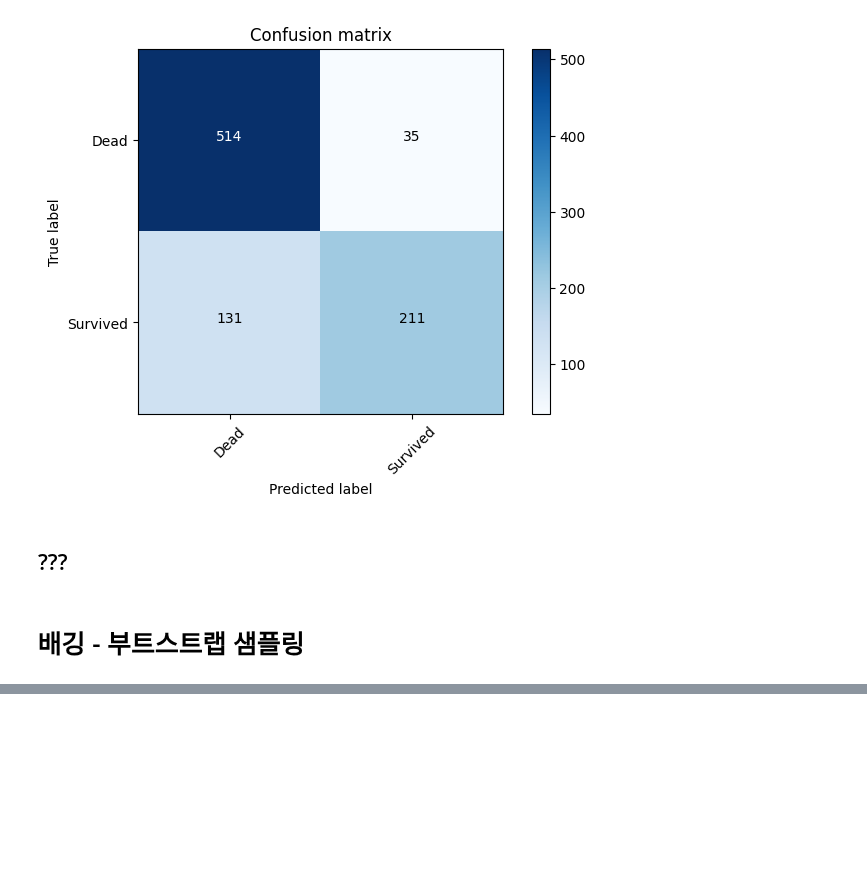
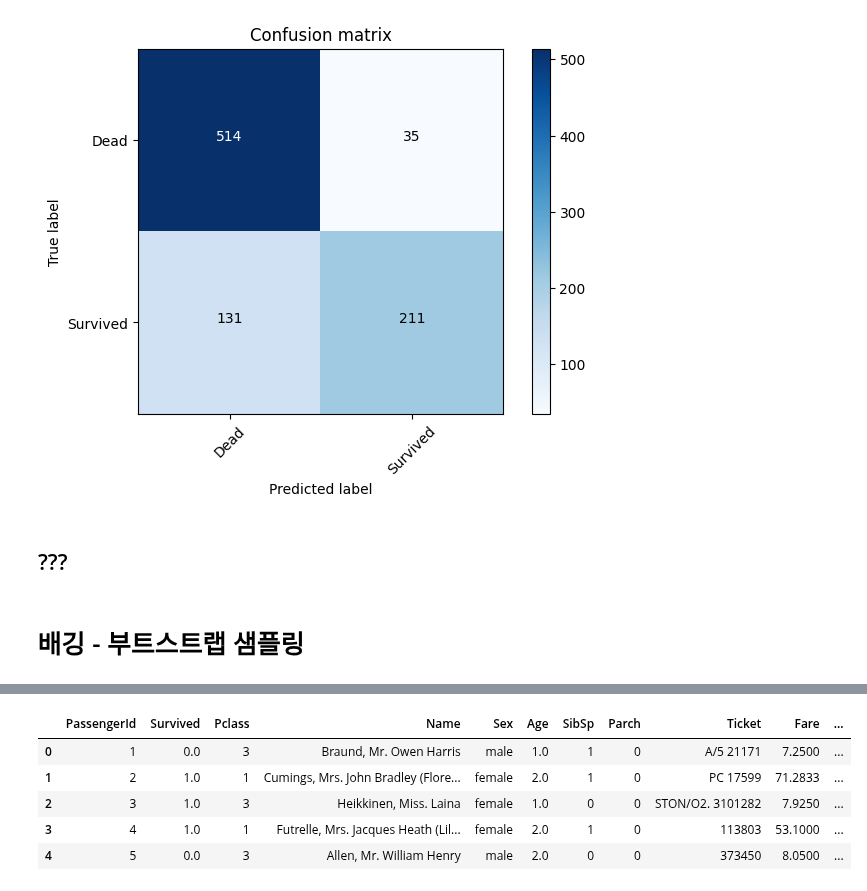
Before and after one commit to bloblog/TIL, a Jupyter notebook: MLDL_Transcription.ipynb, the cells around one changed output, grey strips where cells are left out. Drawn from its saved outputs; the diff is of its cells as text; code cells hidden in the pictures; blank space fills up the shorter version.

```diff
--- a/MLDL_Transcription.ipynb
+++ b/MLDL_Transcription.ipynb
@@ -728,0 +880,11 @@ plot_confusion_matrix(cnf_matrix, classes=class_names)
+# %%
+import re
+def get_title(name):
+    title_search = re.search('([A-Za-z]+\.)', name)
+
+    if title_search:
+        return title_search.group(1)
+    return ""
+# %%
+all['Title'] = all['Name'].apply(get_title)
+all['Title'].value_counts()
@@ -728,0 +911,6 @@ plot_confusion_matrix(cnf_matrix, classes=class_names)
+# %%
+all['Title'] = all['Title'].replace(['Capt.', 'Dr.', 'Major.', 'Rev.'], 'Officer.')
+all['Title'] = all['Title'].replace(['Lady.', 'Countess.', 'Don.', 'Sir.', 'Jonkheer.', 'Dona.'], 'Royal.')
+all['Title'] = all['Title'].replace(['Mlle.', 'Ms.'], 'Miss.')
+all['Title'] = all['Title'].replace(['Mme.'], 'Mrs.')
+all['Title'].value_counts()
@@ -728,0 +926,5 @@ plot_confusion_matrix(cnf_matrix, classes=class_names)
+# %%
+all['Cabin'] = all['Cabin'].fillna('Missing')
+all['Cabin'] = all['Cabin'].str[0]
+# 알파벳 앞글자만 따서 특성 이름으로
+all['Cabin'].value_counts()
@@ -728,0 +942,12 @@ plot_confusion_matrix(cnf_matrix, classes=class_names)
+# %%
+all['Family_Size'] = all['SibSp'] + all['Parch'] + 1
+all['IsAlone'] = 0
+all.loc[all['Family_Size']==1, 'IsAlone'] = 1
+all.head()
+# %% [output]
+|  | PassengerId | Survived | Pclass | Name | Sex | Age | SibSp | Parch | Ticket | Fare | ... |
+| 0 | 1 | 0.0 | 3 | Braund, Mr. Owen Harris | male | 1.0 | 1 | 0 | A/5 21171 | 7.2500 | ... |
+| 1 | 2 | 1.0 | 1 | Cumings, Mrs. John Bradley (Flore... | female | 2.0 | 1 | 0 | PC 17599 | 71.2833 | ... |
+| 2 | 3 | 1.0 | 3 | Heikkinen, Miss. Laina | female | 1.0 | 0 | 0 | STON/O2. 3101282 | 7.9250 | ... |
+| 3 | 4 | 1.0 | 1 | Futrelle, Mrs. Jacques Heath (Lil... | female | 2.0 | 1 | 0 | 113803 | 53.1000 | ... |
+| 4 | 5 | 0.0 | 3 | Allen, Mr. William Henry | male | 2.0 | 0 | 0 | 373450 | 8.0500 | ... |
```
Also changed, not shown: parts of 25 cells of this notebook, 3 other files.
